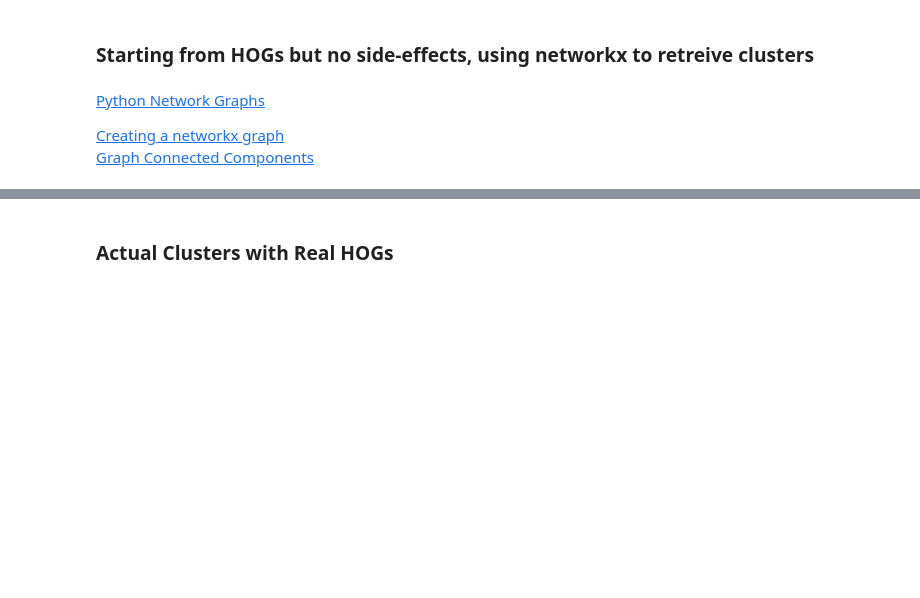
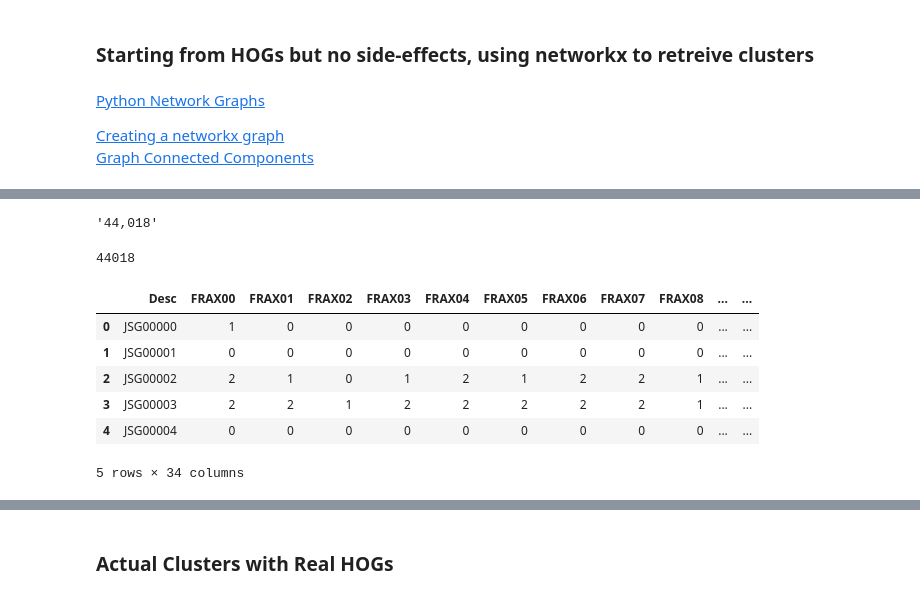
Before and after one commit to josiahseaman/DNA_Duplications, a Jupyter notebook: AnnotationOverlapNetwork.ipynb, the cells around one changed output, grey strips where cells are left out. Drawn from its saved outputs; the diff is of its cells as text; code cells hidden in the pictures; blank space fills up the shorter version.

```diff
--- a/AnnotationOverlapNetwork.ipynb
+++ b/AnnotationOverlapNetwork.ipynb
@@ -155,0 +127,4 @@ test_make_super_HOGs()
+# %%
+ogs_to_specific_genes = parse_OGs_from_Orthogroups_csv()
+ogs_to_generic_genes = {og: set(convert_to_gene_id(g) for g in genes) for og, genes in ogs_to_specific_genes.items()}
+generic_genes_to_ogs = map_genes_to_HOGs(ogs_to_generic_genes)
@@ -155,0 +164,4 @@ test_make_super_HOGs()
+# %%
+pp(len(JSG_to_specific_genes))
+# %% [output]
+'44,018'
@@ -155,0 +179,27 @@ test_make_super_HOGs()
+# %%
+from pandas import DataFrame
+def create_count_table_from_JSGs(JSG_to_specific_genes):
+    """Map generic names back to their specifics and perform species count table based on those names"""
+    table = []
+    for jsg, specific_genes in JSG_to_specific_genes.items():
+        species_row = {species: 0 for species in all_species}
+        species_row['Desc'] = 'JSG' + str(len(table)).zfill(5)
+        for gene in specific_genes:
+            species_row[ extract_species(gene) ] += 1
+        table.append(species_row)
+
+    df = DataFrame(table, columns=['Desc'] + all_species) #table.loc[species_row['Family ID']] = species_row
+    return df
+
+table = create_count_table_from_JSGs(JSG_to_specific_genes)
+print(len(table))
+table.head()
+# %% [output]
+44018
+|  | Desc | FRAX00 | FRAX01 | FRAX02 | FRAX03 | FRAX04 | FRAX05 | FRAX06 | FRAX07 | FRAX08 | ... | ... |
+| 0 | JSG00000 | 1 | 0 | 0 | 0 | 0 | 0 | 0 | 0 | 0 | ... | ... |
+| 1 | JSG00001 | 0 | 0 | 0 | 0 | 0 | 0 | 0 | 0 | 0 | ... | ... |
+| 2 | JSG00002 | 2 | 1 | 0 | 1 | 2 | 1 | 2 | 2 | 1 | ... | ... |
+| 3 | JSG00003 | 2 | 2 | 1 | 2 | 2 | 2 | 2 | 2 | 1 | ... | ... |
+| 4 | JSG00004 | 0 | 0 | 0 | 0 | 0 | 0 | 0 | 0 | 0 | ... | ... |
+5 rows × 34 columns
```
Also changed, not shown: parts of 64 cells of this notebook, 7 other files.
